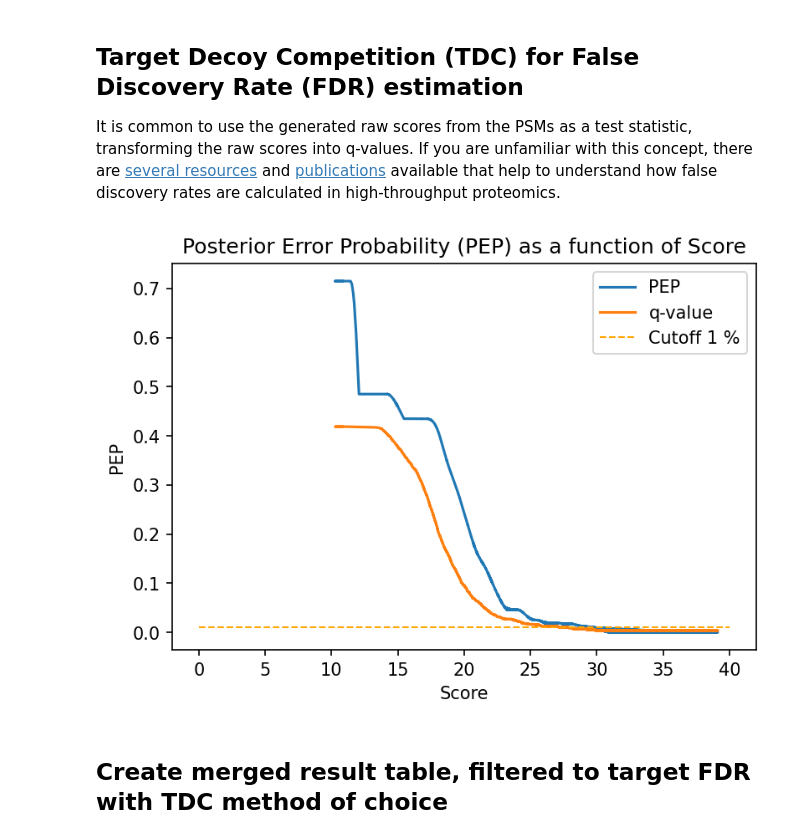
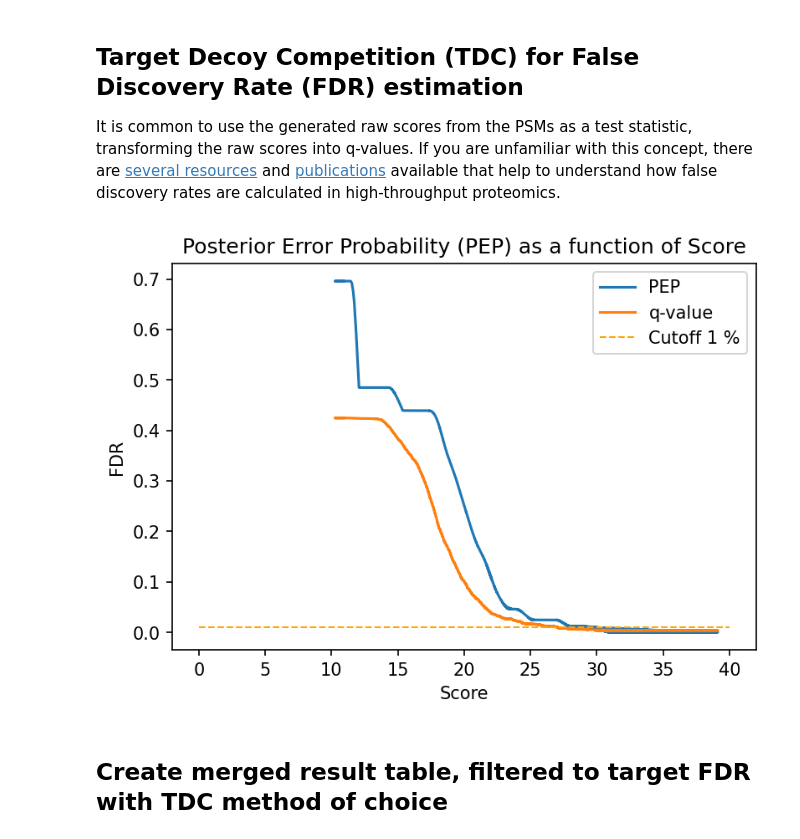
Before and after one commit to theGreatHerrLebert/sagepy, a Jupyter notebook: sagepy/examples/scoring/scoring.ipynb, the cells around one changed output. Drawn from its saved outputs; the diff is of its cells as text; code cells hidden in the pictures.

```diff
--- a/sagepy/examples/scoring/scoring.ipynb
+++ b/sagepy/examples/scoring/scoring.ipynb
@@ -17,6 +17,7 @@ import pandas as pd
 from sagepy.utility import create_sage_database
 
 fasta_path = "/path/to/proteome.fasta"
+fasta_path = "/media/hd02/data/fasta/hela/plain/uniprotkb_proteome_UP000005640_AND_revi_2024_05_21.fasta"
 
 # define the modifications you want to include into the search space
 # static mods need to be given as key value pairs of the amino acid and the modification that should be applied
@@ -47,6 +48,7 @@ indexed_database = create_sage_database(
 from sagepy.utility import extract_mzml_data
 
 mzml_path = "/path/to/dda/raw/data.mzML"
+mzml_path = "/media/hd02/data/raw/thermo/01625b_GA1-TUM_first_pool_1_01_01-DDA-1h-R2.mzML"
 
 # this function expects thermo data and was tested with proteome tools datasets
 dda_data = extract_mzml_data(
@@ -64,7 +66,7 @@ scorer = Scorer(report_psms=5, min_matched_peaks=5, static_mods=static_mods, var
 psms = scorer.score_collection_psm(
     db=indexed_database,
     spectrum_collection=dda_data.processed_spec.values,
-    num_threads=12
+    num_threads=16
 )
 # %% [markdown]
 ## Create a pandas table holding all PSMs found during the DB search
@@ -99,32 +101,32 @@ It is common to use the generated raw scores from the PSMs as a test statistic,
 # %%
 from sagepy.qfdr.tdc import target_decoy_competition_pandas
 from sagepy.core.ml.pep import calculate_pep
 
 TDC = target_decoy_competition_pandas(
     df=PSM_pandas,
     # the method for TDC can be set here, e.g., PSM level, peptide level, or double competition (PSM and peptide level)
     method="psm",
     score="hyper_score"
 )
 
 # add PEP to the PSMs
-TDC["pep"] = calculate_pep(
+TDC["posterior_error_prob"] = calculate_pep(
     scores=TDC.score.values,
     decoys=TDC.decoy.values,
 )
 
 # Plot the PEP and Q values
 plt.figure(figsize=(6, 4), dpi=150)
 plt.title("Posterior Error Probability (PEP) as a function of Score")
-plt.plot(TDC.score, TDC.pep, label="PEP")
+plt.plot(TDC.score, TDC.posterior_error_prob, label="PEP")
 plt.plot(TDC.score, TDC.q_value, label="q-value")
 plt.hlines(0.01, 0, 40, label="Cutoff 1 %", linestyles="dashed", linewidth=1, color="orange")
 plt.xlabel("Score")
-plt.ylabel("PEP")
+plt.ylabel("FDR")
 plt.legend()
 plt.show()
 # %% [output]
-[figure, old version]
+[figure, new version]
 # %% [markdown]
 ## Create merged result table, filtered to target FDR with TDC method of choice
 # %%
```
Also changed, not shown: parts of 2 cells of this notebook.
